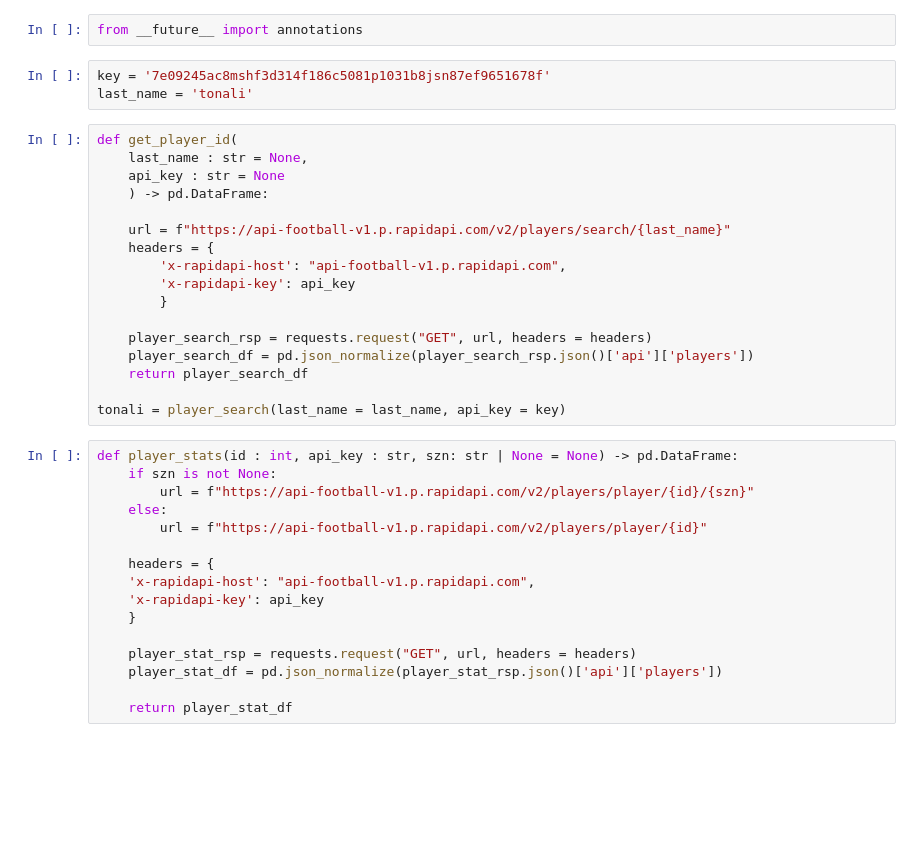
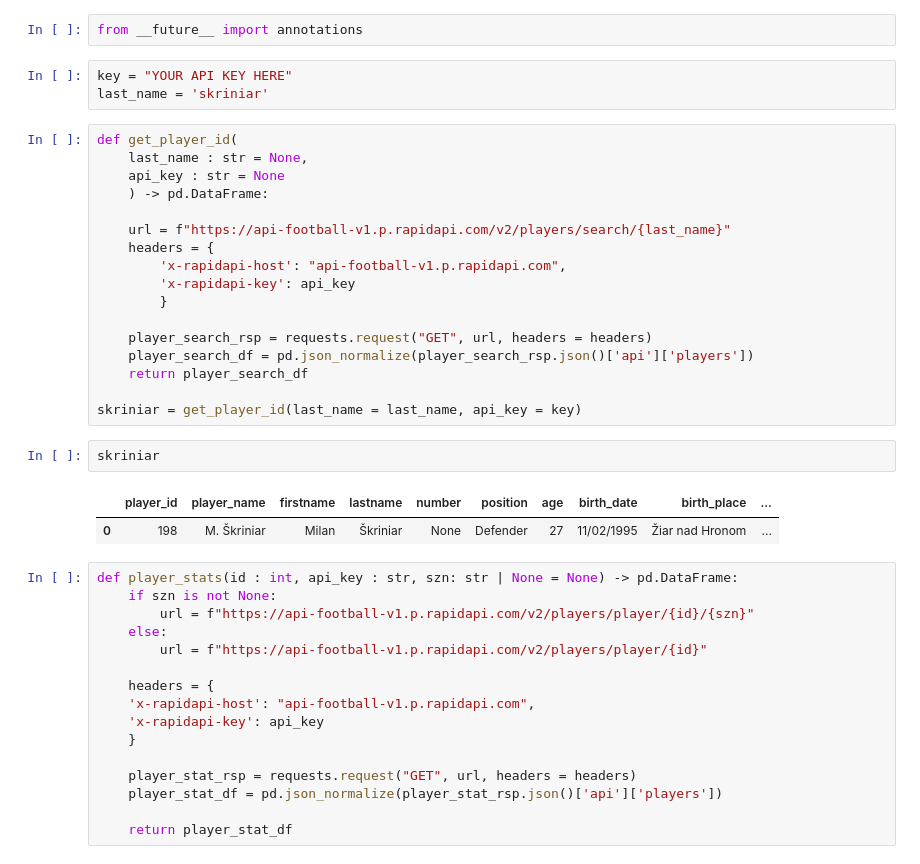
Before and after one commit to pennatia/NotSoRare, a Jupyter notebook: Codebase/try.ipynb, the cells around one changed output. Saved outputs shown, nothing was run; the diff lists cells and outputs as text; blank space fills up the shorter version.

```diff
--- a/Codebase/try.ipynb
+++ b/Codebase/try.ipynb
@@ -43,9 +43,9 @@ df = pd.json_normalize(result['data']['player']['cards']['nodes'])
 # %%
 # %%
 from __future__ import annotations
-# %%
-key = '7e09245ac8mshf3d314f186c5081p1031b8jsn87ef9651678f'
-last_name = 'tonali'
+# %%
+key = "YOUR API KEY HERE"
+last_name = 'skriniar'
 # %%
 def get_player_id(
     last_name : str = None,
@@ -62,7 +62,12 @@ def get_player_id(
     player_search_df = pd.json_normalize(player_search_rsp.json()['api']['players'])
     return player_search_df
 
-tonali = player_search(last_name = last_name, api_key = key)
+skriniar = get_player_id(last_name = last_name, api_key = key)
+# %%
+skriniar
+# %% [output]
+|  | player_id | player_name | firstname | lastname | number | position | age | birth_date | birth_place | ... |
+| 0 | 198 | M. Škriniar | Milan | Škriniar | None | Defender | 27 | 11/02/1995 | Žiar nad Hronom | ... |
 # %%
 def player_stats(id : int, api_key : str, szn: str | None = None) -> pd.DataFrame:
     if szn is not None:
```
Also changed, not shown: parts of 10 cells of this notebook, 3 other files.
